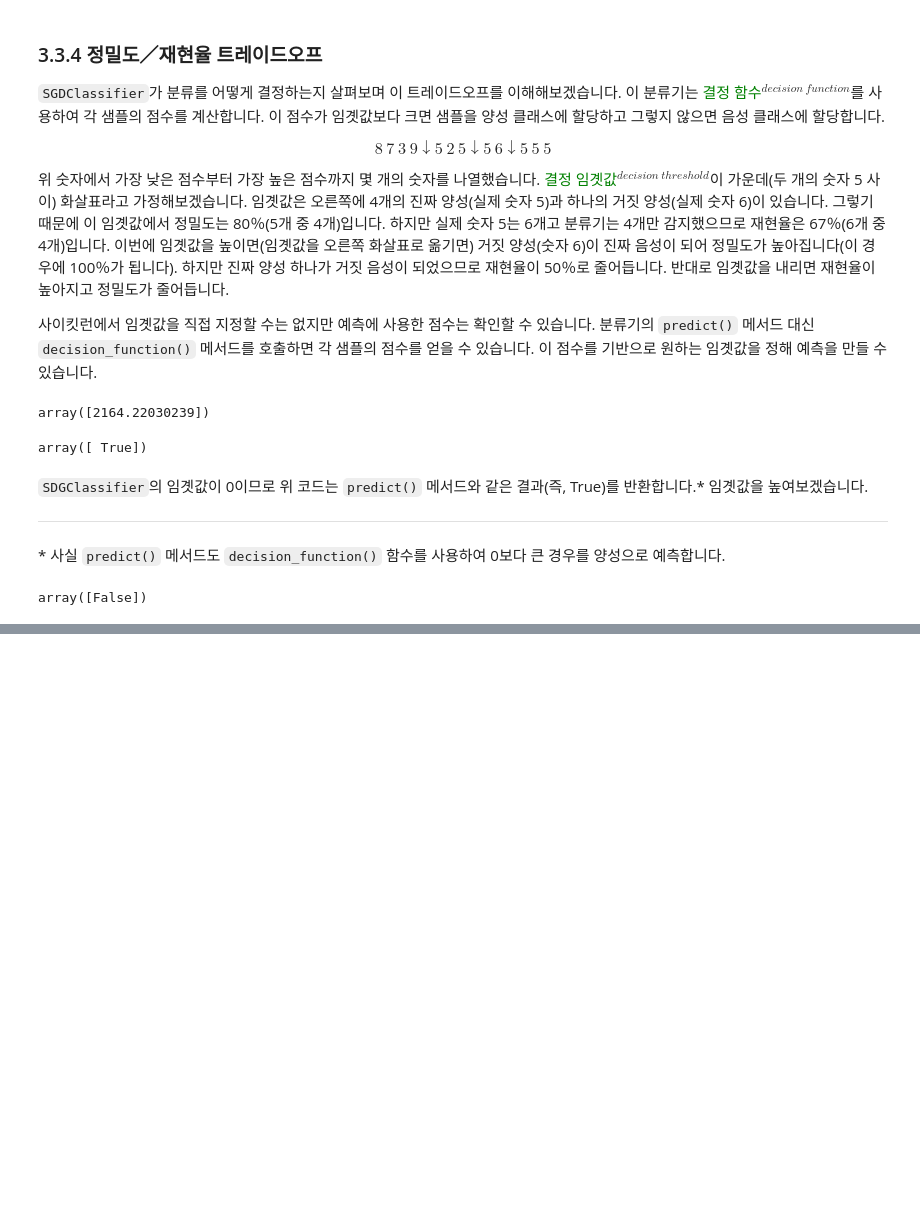
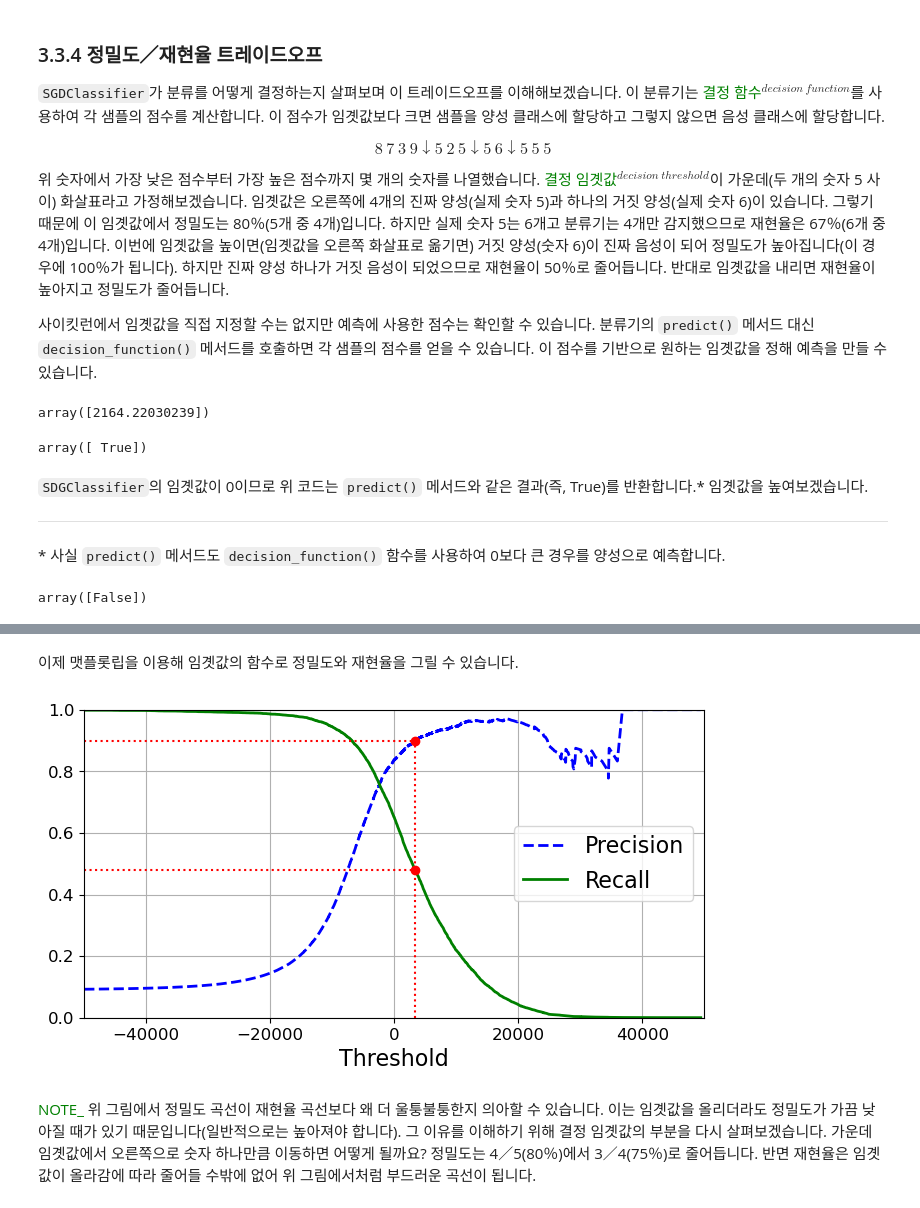
Before and after one commit to gsmin02/HandsOn-ML2-STUDY, a Jupyter notebook: Part 1/CHAPTER 3.ipynb, the cells around one changed output, grey strips where cells are left out. Drawn from its saved outputs; the diff is of its cells as text; code cells hidden in the pictures; blank space fills up the shorter version.

```diff
--- a/Part 1/CHAPTER 3.ipynb
+++ b/Part 1/CHAPTER 3.ipynb
@@ -359,0 +364,2 @@ array([False])
+# %%
+y_scores = cross_val_predict(sgd_clf, X_train, y_train_5, cv=3, method="decision_function")
@@ -359,0 +372,30 @@ array([False])
+# %%
+from sklearn.metrics import precision_recall_curve
+
+precisions, recalls, thresholds = precision_recall_curve(y_train_5, y_scores)
+# %% [markdown]
+이제 맷플롯립을 이용해 임곗값의 함수로 정밀도와 재현율을 그릴 수 있습니다.
+# %%
+def plot_precision_recall_vs_threshold(precisions, recalls, thresholds):
+    plt.plot(thresholds, precisions[:-1], "b--", label="Precision", linewidth=2)
+    plt.plot(thresholds, recalls[:-1], "g-", label="Recall", linewidth=2)
+    plt.legend(loc="center right", fontsize=16)
+    plt.xlabel("Threshold", fontsize=16)
+    plt.grid(True)
+    plt.axis([-50000, 50000, 0, 1])
+
+recall_90_precision = recalls[np.argmax(precisions >= 0.90)]
+threshold_90_precision = thresholds[np.argmax(precisions >= 0.90)]
+
+plt.figure(figsize=(8, 4))
+plot_precision_recall_vs_threshold(precisions, recalls, thresholds)
+plt.plot([threshold_90_precision, threshold_90_precision], [0., 0.9], "r:")
+plt.plot([-50000, threshold_90_precision], [0.9, 0.9], "r:")
+plt.plot([-50000, threshold_90_precision], [recall_90_precision, recall_90_precision], "r:")
+plt.plot([threshold_90_precision], [0.9], "ro")
+plt.plot([threshold_90_precision], [recall_90_precision], "ro")
+plt.show()
+# %% [output]
+[figure, added]
+# %% [markdown]
+<span style="color: #008000">NOTE_</span> 위 그림에서 정밀도 곡선이 재현율 곡선보다 왜 더 울퉁불퉁한지 의아할 수 있습니다. 이는 임곗값을 올리더라도 정밀도가 가끔 낮아질 때가 있기 때문입니다(일반적으로는 높아져야 합니다). 그 이유를 이해하기 위해 결정 임곗값의 부분을 다시 살펴보겠습니다. 가운데 임곗값에서 오른쪽으로 숫자 하나만큼 이동하면 어떻게 될까요? 정밀도는 4／5(80％)에서 3／4(75％)로 줄어듭니다. 반면 재현율은 임곗값이 올라감에 따라 줄어들 수밖에 없어 위 그림에서처럼 부드러운 곡선이 됩니다.
```
Also changed, not shown: parts of 14 cells of this notebook.
